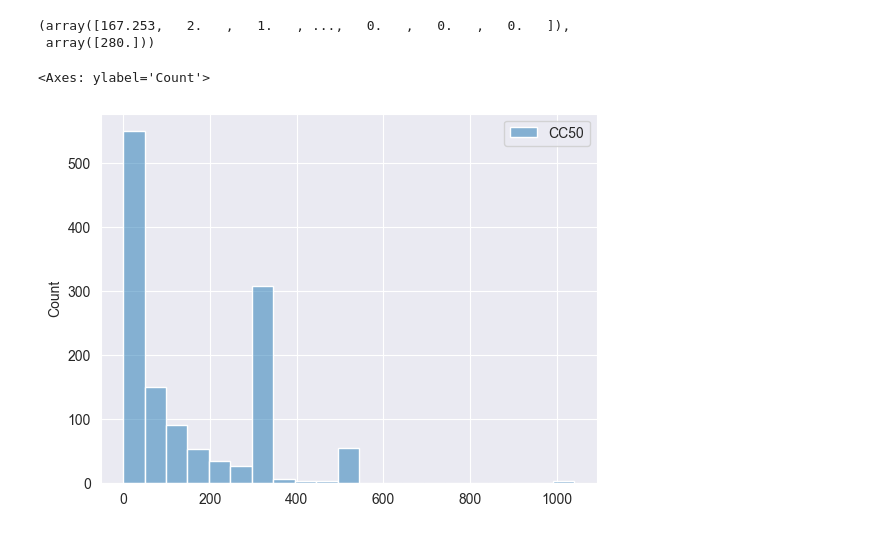
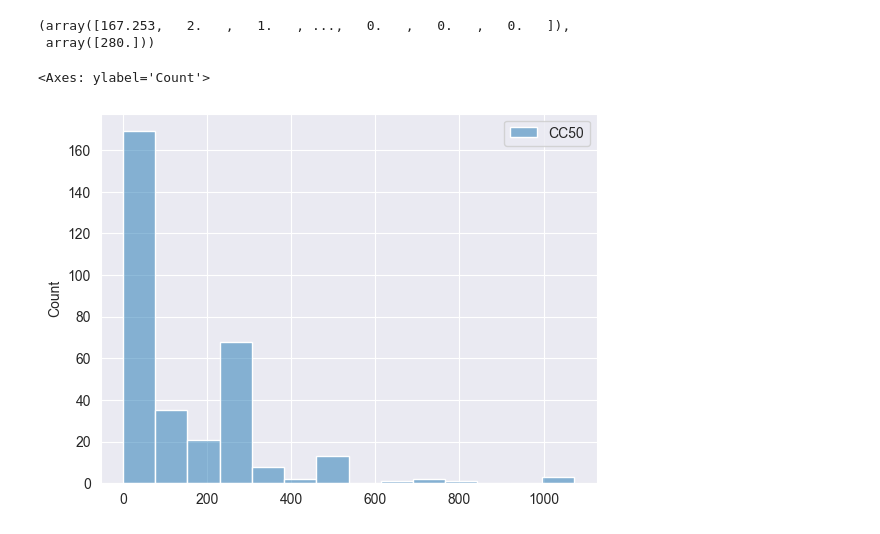
Before and after one commit to Maximrez/Chemical-Prediction, a Jupyter notebook: chem_prediction.ipynb, the cells around one changed output. Saved outputs shown, nothing was run; the diff lists cells and outputs as text; code cells hidden in the pictures.

```diff
--- a/chem_prediction.ipynb
+++ b/chem_prediction.ipynb
@@ -197,7 +197,7 @@ dataset_args = {
     'delete_x_columns': ['Title', 'SMILES', 'IC50', 'SI'],
     'y_columns': ['CC50'],
     'x_transform': None,
-    'y_transform': None,
+    'y_transform': lambda y: y if y < 300 else 300,
     'smiles_descriptors': [
         SMILESDescriptor(descriptors_transformer.transform),
         SMILESDescriptor(rdkit_fp, 'rdkit_fp'),
@@ -205,18 +205,23 @@ dataset_args = {
     ]
 }
 
-train_dataset = SMILESMolDataset(data=train_data, **dataset_args)
-test_dataset = SMILESMolDataset(data=test_data, **dataset_args)
+import copy
+dataset_args_train = copy.deepcopy(dataset_args)
+dataset_args_test = copy.deepcopy(dataset_args)
+dataset_args_test['y_transform'] = None
+
+train_dataset = SMILESMolDataset(data=train_data, **dataset_args_train)
+test_dataset = SMILESMolDataset(data=test_data, **dataset_args_test)
 # %%
 train_dataset[1]
 # %% [output]
 (array([167.253,   2.   ,   1.   , ...,   0.   ,   0.   ,   0.   ]),
  array([280.]))
 # %%
-sns.histplot(train_dataset.y)
+sns.histplot(test_dataset.y)
 # %% [output]
 <Axes: ylabel='Count'>
-[figure, old version]
+[figure, new version]
 # %%
 from sklearn.model_selection import GridSearchCV
 
```
Also changed, not shown: parts of 8 cells of this notebook.
